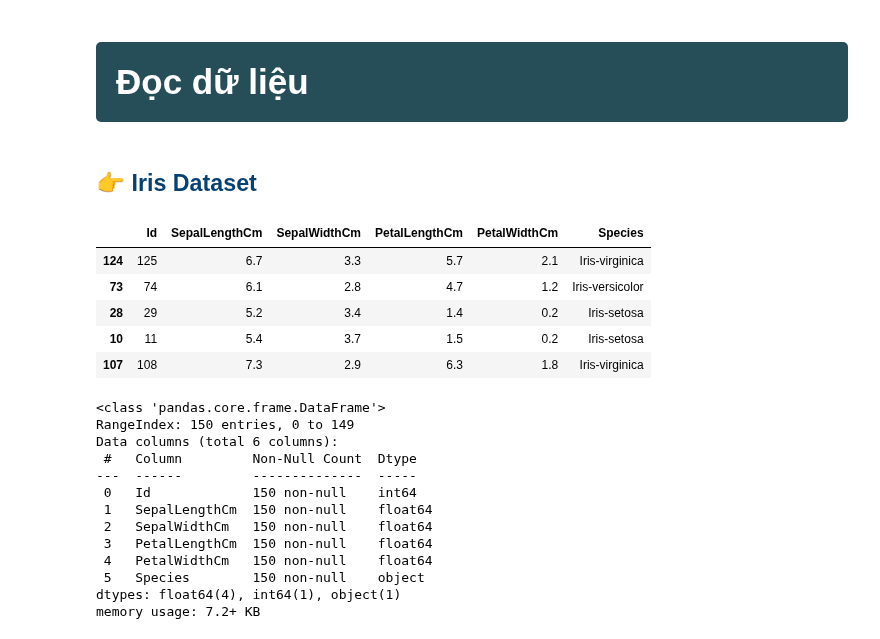
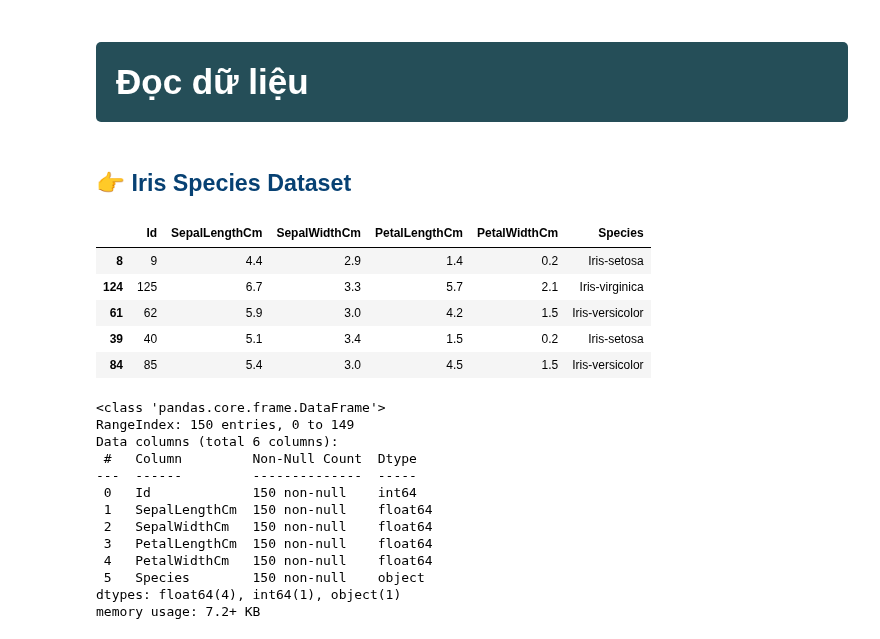
Before and after one commit to duongtruongbinh/Data-Visualization-Labs, a Jupyter notebook: Lab 3/Source/21127115_21127229_21127616.ipynb, the cells around one changed output. Saved outputs shown, nothing was run; the diff lists cells and outputs as text; code cells hidden in the pictures.

```diff
--- a/Lab 3/Source/21127115_21127229_21127616.ipynb
+++ b/Lab 3/Source/21127115_21127229_21127616.ipynb
@@ -51,18 +46,18 @@ warnings.simplefilter(action='ignore', category=UserWarning)
 # %% [markdown]
 # <div style="padding:20px;color:white;margin:0;font-size:35px;font-family:Verdana;text-align:left;display:fill;border-radius:5px;background-color:#254E58;overflow:hidden"><b>Đọc dữ liệu</b></div>
 # %% [markdown]
-## <span style='color:#074173'> <b> 👉 Iris Dataset </b> </span>
+## <span style='color:#074173'> <b> 👉 Iris Species Dataset </b> </span>
 # %%
 # read data iris in folder data
-df = pd.read_csv('../data/iris.csv')
+df = pd.read_csv('../data/Iris.csv')
 df.sample(5)
 # %% [output]
 |  | Id | SepalLengthCm | SepalWidthCm | PetalLengthCm | PetalWidthCm | Species |
+| 8 | 9 | 4.4 | 2.9 | 1.4 | 0.2 | Iris-setosa |
 | 124 | 125 | 6.7 | 3.3 | 5.7 | 2.1 | Iris-virginica |
-| 73 | 74 | 6.1 | 2.8 | 4.7 | 1.2 | Iris-versicolor |
-| 28 | 29 | 5.2 | 3.4 | 1.4 | 0.2 | Iris-setosa |
-| 10 | 11 | 5.4 | 3.7 | 1.5 | 0.2 | Iris-setosa |
-| 107 | 108 | 7.3 | 2.9 | 6.3 | 1.8 | Iris-virginica |
+| 61 | 62 | 5.9 | 3.0 | 4.2 | 1.5 | Iris-versicolor |
+| 39 | 40 | 5.1 | 3.4 | 1.5 | 0.2 | Iris-setosa |
+| 84 | 85 | 5.4 | 3.0 | 4.5 | 1.5 | Iris-versicolor |
 # %%
 df.info()
 # %% [output]
```
Also changed, not shown: parts of 33 cells of this notebook.
